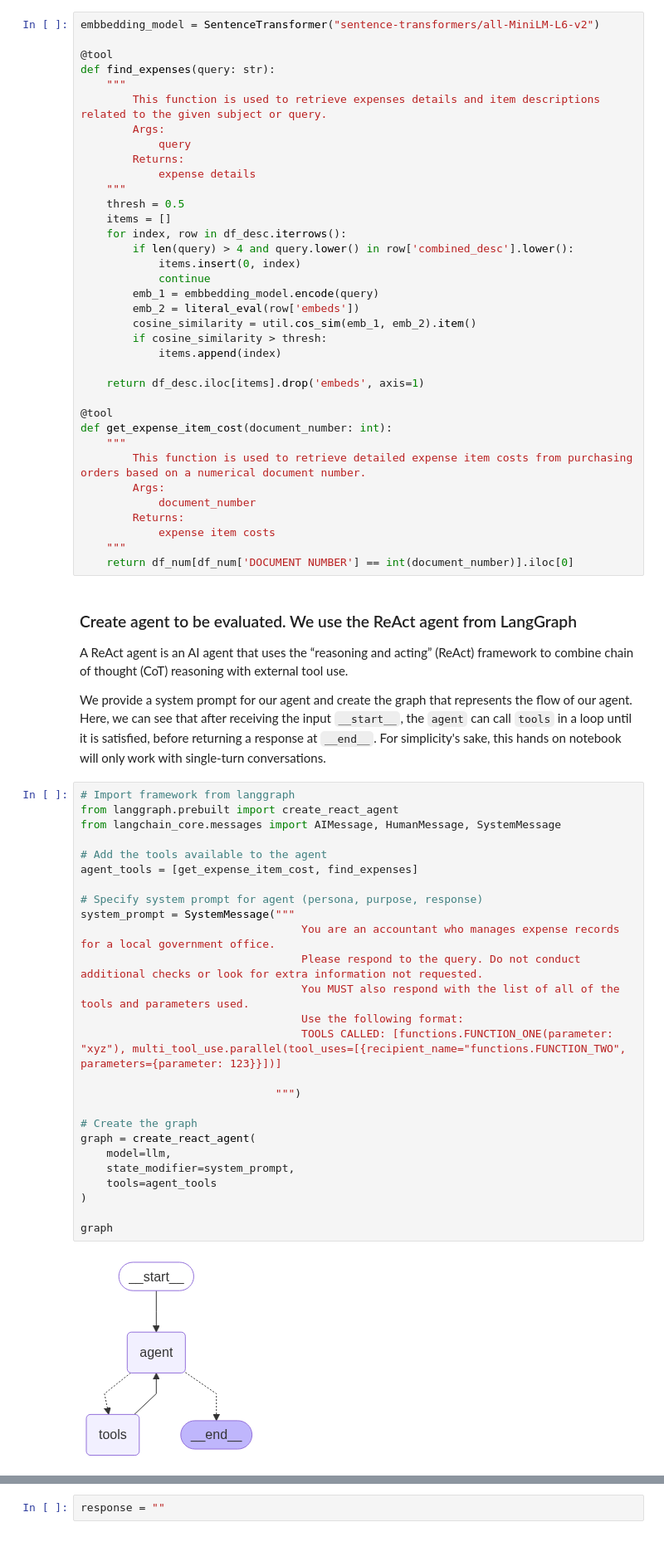
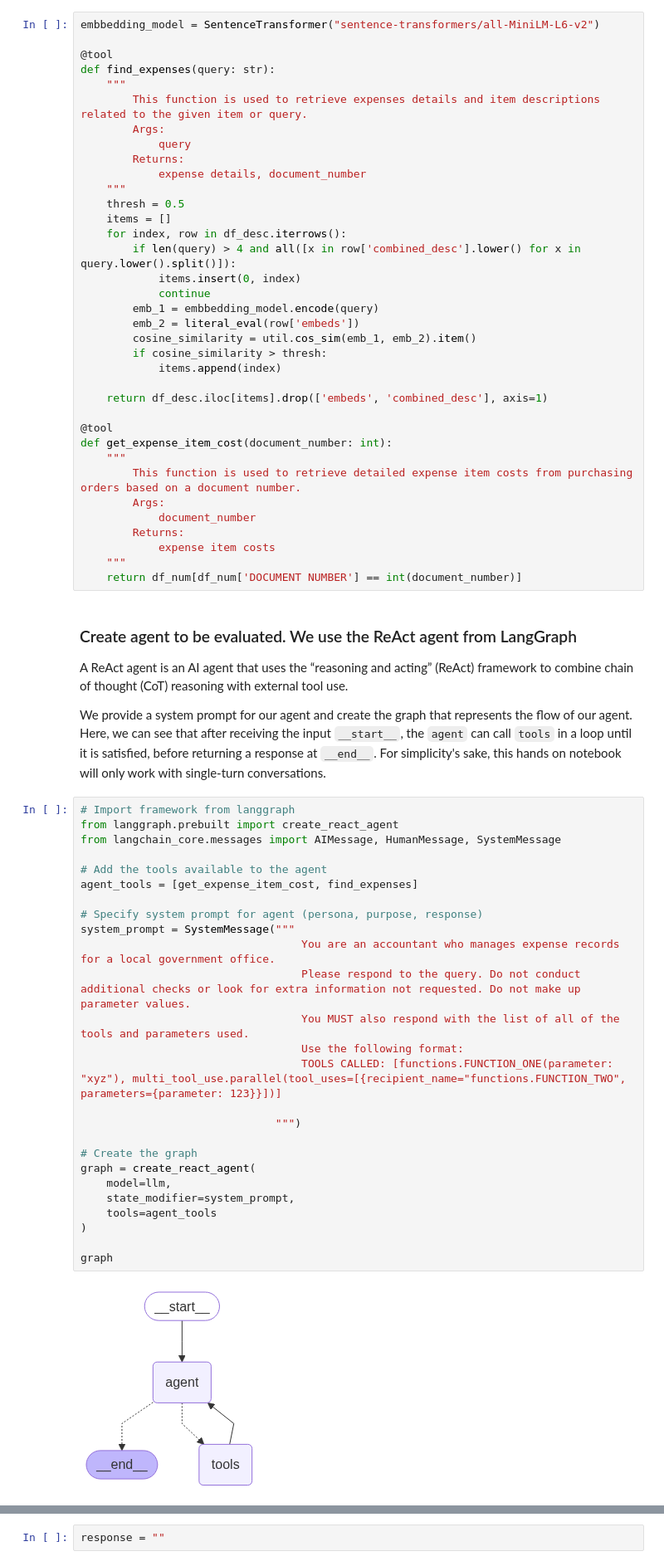
Before and after one commit to SAP-samples/llm-agents-eval-tutorial, a Jupyter notebook: agent_eval_react_purchase_order.ipynb, the cells around one changed output, grey strips where cells are left out. Shown: that part at 83% size. Saved outputs shown, nothing was run; the diff lists cells and outputs as text.

```diff
--- a/agent_eval_react_purchase_order.ipynb
+++ b/agent_eval_react_purchase_order.ipynb
@@ -154,16 +136,16 @@ embbedding_model = SentenceTransformer("sentence-transformers/all-MiniLM-L6-v2")
 @tool
 def find_expenses(query: str):
     """
-        This function is used to retrieve expenses details and item descriptions related to the given subject or query.
+        This function is used to retrieve expenses details and item descriptions related to the given item or query.
         Args:
             query
         Returns:
-            expense details
+            expense details, document_number
     """
     thresh = 0.5
     items = []
     for index, row in df_desc.iterrows():
-        if len(query) > 4 and query.lower() in row['combined_desc'].lower():
+        if len(query) > 4 and all([x in row['combined_desc'].lower() for x in query.lower().split()]):
             items.insert(0, index)
             continue
         emb_1 = embbedding_model.encode(query)
@@ -172,18 +154,18 @@ def find_expenses(query: str):
         if cosine_similarity > thresh:
             items.append(index)
 
-    return df_desc.iloc[items].drop('embeds', axis=1)
+    return df_desc.iloc[items].drop(['embeds', 'combined_desc'], axis=1)
 
 @tool
 def get_expense_item_cost(document_number: int):
     """
-        This function is used to retrieve detailed expense item costs from purchasing orders based on a numerical document number.
+        This function is used to retrieve detailed expense item costs from purchasing orders based on a document number.
         Args:
             document_number
         Returns:
             expense item costs
     """
-    return df_num[df_num['DOCUMENT NUMBER'] == int(document_number)].iloc[0]
+    return df_num[df_num['DOCUMENT NUMBER'] == int(document_number)]
 # %% [markdown]
 ### Create agent to be evaluated. We use the ReAct agent from LangGraph
 
@@ -193,31 +175,31 @@ We provide a system prompt for our agent and create the graph that represents th
 # %%
 # Import framework from langgraph
 from langgraph.prebuilt import create_react_agent
 from langchain_core.messages import AIMessage, HumanMessage, SystemMessage
 
 # Add the tools available to the agent
 agent_tools = [get_expense_item_cost, find_expenses]
 
 # Specify system prompt for agent (persona, purpose, response)
 system_prompt = SystemMessage("""
                                   You are an accountant who manages expense records for a local government office.
-                                  Please respond to the query. Do not conduct additional checks or look for extra information not requested.
+                                  Please respond to the query. Do not conduct additional checks or look for extra information not requested. Do not make up parameter values.
                                   You MUST also respond with the list of all of the tools and parameters used.
                                   Use the following format:
                                   TOOLS CALLED: [functions.FUNCTION_ONE(parameter: "xyz"), multi_tool_use.parallel(tool_uses=[{recipient_name="functions.FUNCTION_TWO", parameters={parameter: 123}}])]
 
                               """)
 
 # Create the graph
 graph = create_react_agent(
     model=llm,
     state_modifier=system_prompt,
     tools=agent_tools
 )
 
 graph
 # %% [output]
-[figure, old version]
+[figure, new version]
 # %% [markdown]
 ### Declare a global variable `response`. It is used to store the LangGraph agent trace.
 
```
Also changed, not shown: parts of 16 cells of this notebook, 4 other files.
